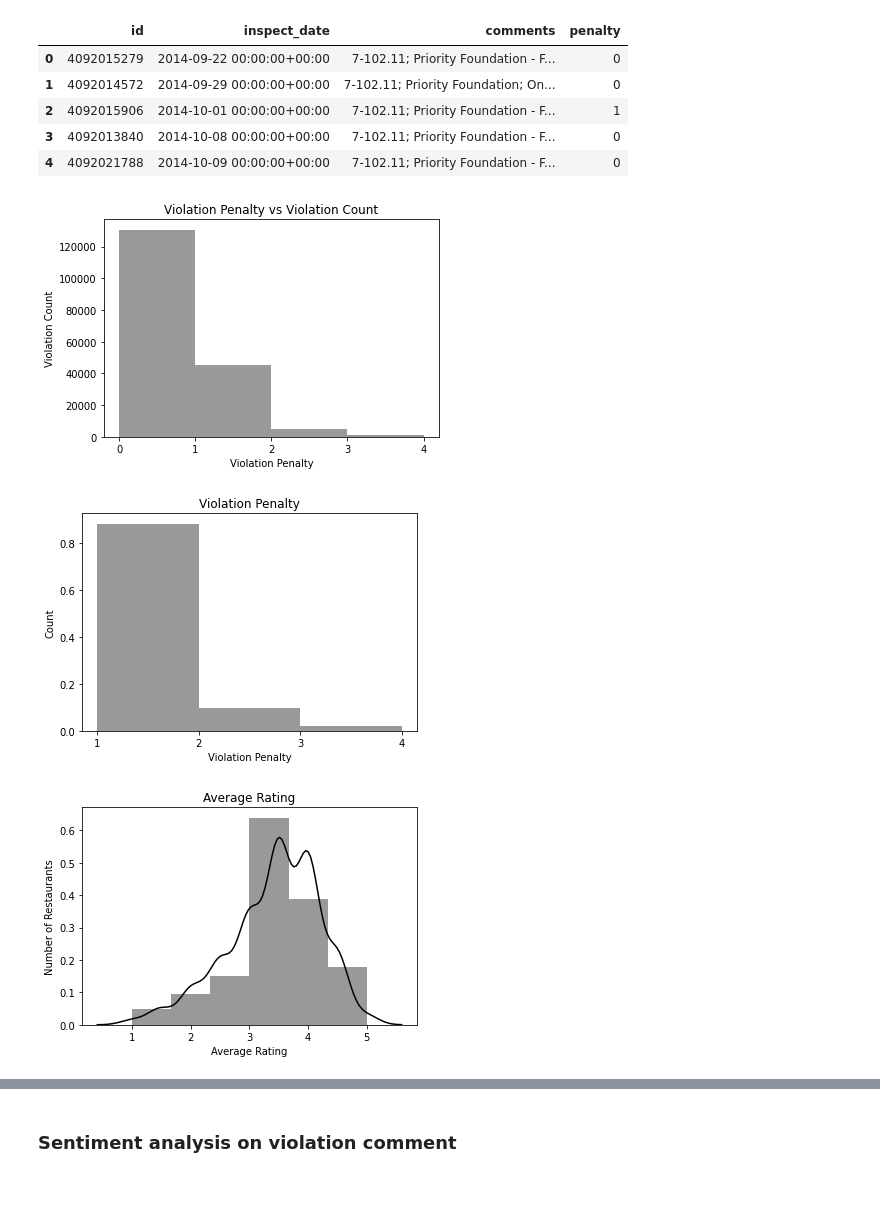
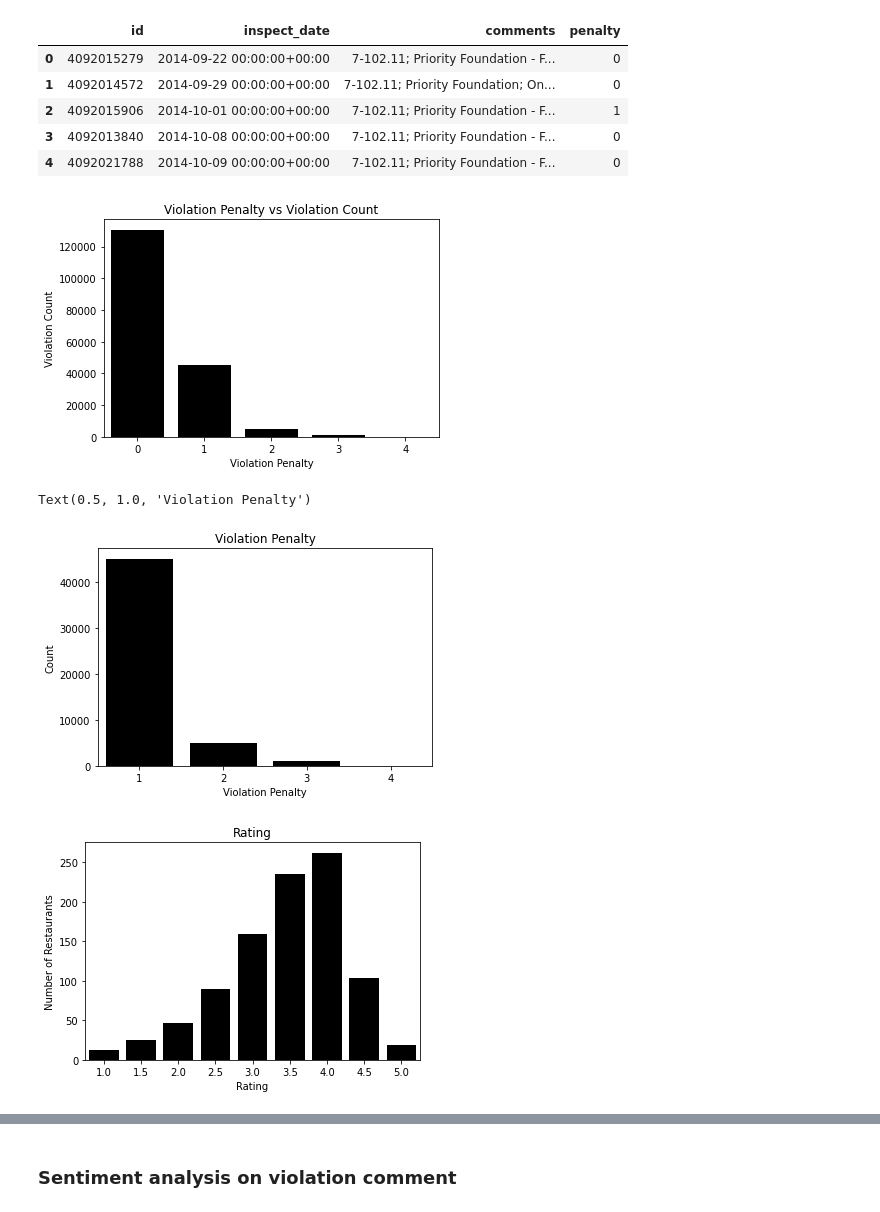
Before and after one commit to COGS108/individual_sp20, a Jupyter notebook: final_project/Scratch Work.ipynb, the cells around one changed output, grey strips where cells are left out. Saved outputs shown, nothing was run; the diff lists cells and outputs as text; code cells hidden in the pictures.

```diff
--- a/final_project/Scratch Work.ipynb
+++ b/final_project/Scratch Work.ipynb
@@ -463,28 +364,29 @@ violations_df_clean.head()
 | 3 | 4092013840 | 2014-10-08 00:00:00+00:00 | 7-102.11; Priority Foundation - F... | 0 |
 | 4 | 4092021788 | 2014-10-09 00:00:00+00:00 | 7-102.11; Priority Foundation - F... | 0 |
 # %%
-penalty_plot = sns.distplot(violations_df_clean["penalty"], bins=4, kde=False, color="black")
+penalty_plot = sns.countplot(x="penalty", data=violations_df_clean, color="black")
 penalty_plot.set_xlabel("Violation Penalty")
 penalty_plot.set_ylabel("Violation Count")
 penalty_plot.set_title("Violation Penalty vs Violation Count")
 penalty_plot.set_xticks([0, 1, 2, 3 ,4], minor=False);
 # %% [output]
-[figure, old version]
+[figure, new version]
 # %%
-penalty_plot = sns.distplot(violations_df_clean[violations_df_clean["penalty"] > 0]["penalty"], bins=3, color="black")
+penalty_df = violations_df_clean[violations_df_clean["penalty"] >= 1]
+penalty_plot = sns.countplot(x="penalty", data=penalty_df, color="black")
 penalty_plot.set_xlabel("Violation Penalty")
 penalty_plot.set_ylabel("Count")
 penalty_plot.set_title("Violation Penalty")
-penalty_plot.set_xticks([1, 2, 3 ,4], minor=False);
 # %% [output]
+Text(0.5, 1.0, 'Violation Penalty')
-[figure, old version]
+[figure, new version]
 # %%
-yelp_review_plot = sns.distplot(anonymous_df["average_rating"], bins=6, kde=True, color="black")
-yelp_review_plot.set_xlabel("Average Rating")
+yelp_review_plot = sns.countplot(final_restaurant_df["rating"], color="black")
+yelp_review_plot.set_xlabel("Rating")
 yelp_review_plot.set_ylabel("Number of Restaurants")
-yelp_review_plot.set_title("Average Rating")
+yelp_review_plot.set_title("Rating")
 
 yelp_review_plot;
 # %% [output]
-[figure, old version]
+[figure, new version]
 # %%
```
Also changed, not shown: parts of 66 cells of this notebook.
